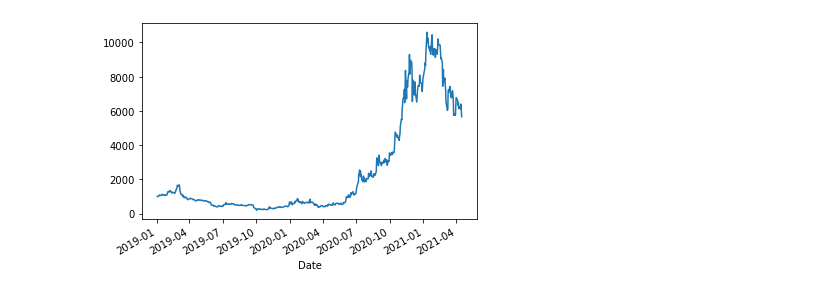
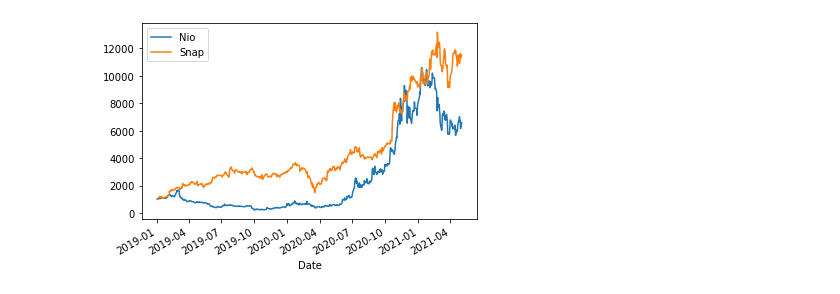
Before and after one commit to Andru-1987/python-deep-learning, a Jupyter notebook: Google timeseries.ipynb, the cells around one changed output. Drawn from its saved outputs; the diff is of its cells as text; code cells hidden in the pictures.

```diff
--- a/Google timeseries.ipynb
+++ b/Google timeseries.ipynb
@@ -33,6 +33,7 @@ generate_csv('TSLA','TSLA.csv')
 generate_csv('CGNX','CGNX.csv')
 generate_csv('AMZN','AMZN.csv')
 generate_csv('^GSPC','sp500.csv')
+generate_csv('SNAP','snap.csv')
 
 google=pd.read_csv('GOOG.csv',parse_dates=['Date'],index_col='Date')
 netflix=pd.read_csv('nflx.csv',parse_dates=['Date'],index_col='Date')
@@ -47,10 +48,11 @@ cisco=pd.read_csv('CSCO.csv',parse_dates=['Date'],index_col='Date')
 tesla=pd.read_csv('TSLA.csv',parse_dates=['Date'],index_col='Date')
 cgnx=pd.read_csv('CGNX.csv',parse_dates=['Date'],index_col='Date')
 amazon=pd.read_csv('AMZN.csv',parse_dates=['Date'],index_col='Date')
-
+snap=pd.read_csv('snap.csv',parse_dates=['Date'],index_col='Date')
 sp500['Open']=sp500['Open'].resample('D').interpolate() #fix missing data
 
-df=nio.copy()
+#df=nio.copy()
+df=snap.copy()
 
 #df['Date']=pd.to_datetime(df['Date'])
 #df=df.set_index('Date')
@@ -230,6 +250,7 @@ sp500['Normalized']=sp500['Open'].div(sp500['Open'].iloc[0]).mul(100)
 cisco['Normalized']=cisco['Open'].div(cisco['Open'].iloc[0]).mul(100)
 cgnx['Normalized']=cgnx['Open'].div(cgnx['Open'].iloc[0]).mul(100)
 amazon['Normalized']=amazon['Open'].div(amazon['Open'].iloc[0]).mul(100)
+snap['Normalized']=snap['Open'].div(snap['Open'].iloc[0]).mul(100)
 
 
 compare=google.merge(microsoft['Normalized'],on='Date',how='left').rename(columns={'Normalized_x':'Google','Normalized_y':'Microsoft'}).drop(columns=['Volume','High','Low','Close','Adj Close']).fillna(0)
@@ -244,6 +265,7 @@ compare=compare.merge(sp500['Normalized'],on='Date',how='left').rename(columns={
 compare=compare.merge(cisco['Normalized'],on='Date',how='left').rename(columns={'Normalized':'Cisco'}).fillna(0)
 compare=compare.merge(cgnx['Normalized'],on='Date',how='left').rename(columns={'Normalized':'CGNX'}).fillna(0)
 compare=compare.merge(amazon['Normalized'],on='Date',how='left').rename(columns={'Normalized':'Amazon'}).fillna(0)
+compare=compare.merge(snap['Normalized'],on='Date',how='left').rename(columns={'Normalized':'SNAP'}).fillna(0)
 
 #print(compare)
 
@@ -251,7 +273,7 @@ compare=compare.merge(amazon['Normalized'],on='Date',how='left').rename(columns=
 
 #compare=compare.div(compare.iloc[0]).mul(100)
 
-tickers=['Google','NetFlix','Nio','Dominos','Disney','Apple','VMWare','Cisco','Tesla','CGNX','Amazon']
+tickers=['SNAP','Google','NetFlix','Nio','Dominos','Disney','Apple','VMWare','Cisco','Tesla','CGNX','Amazon']
 #tickers=['Nio','Tesla']
 #print(compare)
 fig,ax=plt.subplots(figsize=(6,6))
@@ -280,13 +304,18 @@ plt.show()
 # %%
 investment=1000
-returns=nio['Open'].pct_change()
+nio_returns=nio['Open'].pct_change()
+snap_returns=snap['Open'].pct_change()
 
-returns_plus_one = returns.add(1)
-cumulative_return = returns_plus_one.cumprod()
+nio_returns_plus_one = nio_returns.add(1)
+snap_returns_plus_one = snap_returns.add(1)
+nio_cumulative_return = nio_returns_plus_one.cumprod()
+snap_cumulative_return = snap_returns_plus_one.cumprod()
 
 # Calculate and plot the investment return here
-cumulative_return.mul(investment).plot()
+nio_cumulative_return.mul(investment).plot()
+snap_cumulative_return.mul(investment).plot()
+plt.legend(['Nio','Snap'])
 plt.show()
 # %% [output]
-[figure, old version]
+[figure, new version]
 # %%
```
Also changed, not shown: parts of 13 cells of this notebook.
